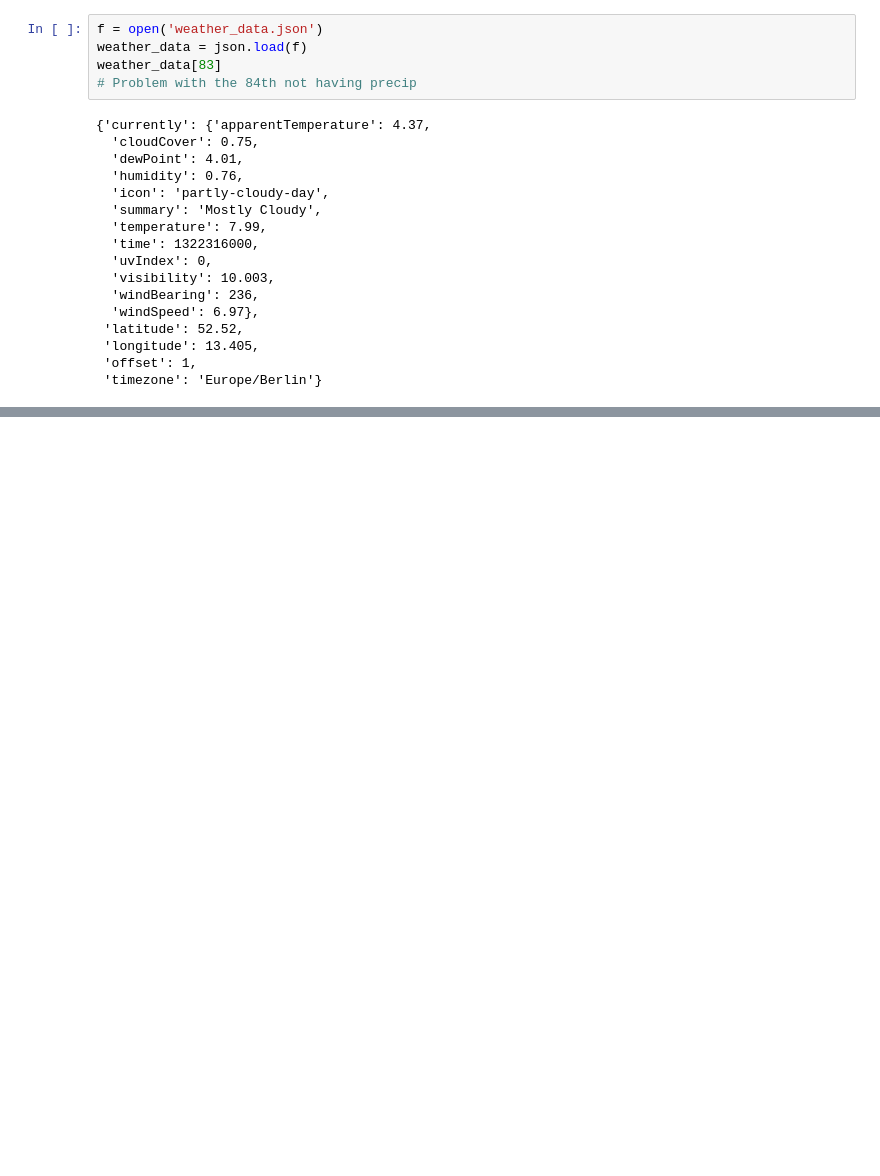
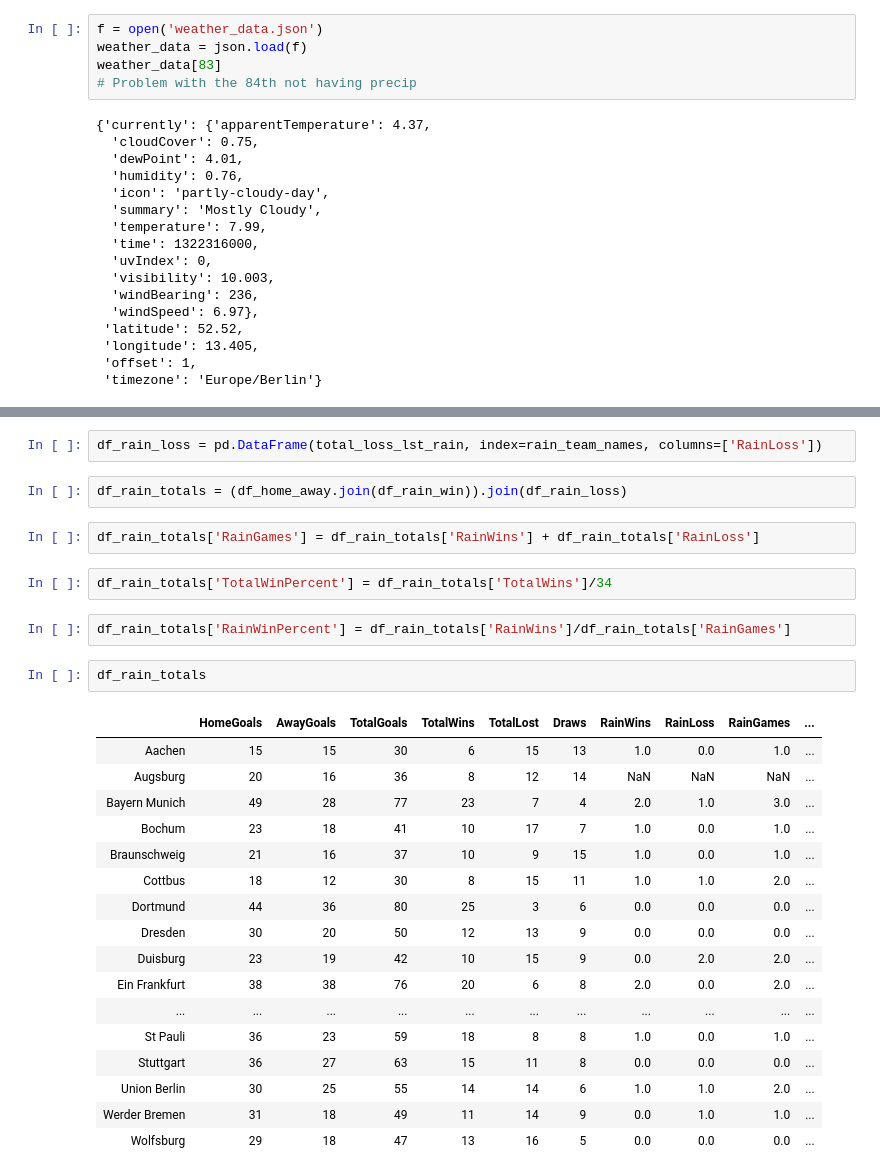
Before and after one commit to JoeSRead/london-ds-100719-M2-project-template, a Jupyter notebook: main.ipynb, the cells around one changed output, grey strips where cells are left out. Drawn from its saved outputs; the diff is of its cells as text; blank space fills up the shorter version.

Commit message:
Weather Data Stats

```diff
--- a/main.ipynb
+++ b/main.ipynb
@@ -294,0 +455,30 @@ weather_data
+# %%
+df_rain_loss = pd.DataFrame(total_loss_lst_rain, index=rain_team_names, columns=['RainLoss'])
+# %%
+df_rain_totals = (df_home_away.join(df_rain_win)).join(df_rain_loss)
+# %%
+df_rain_totals['RainGames'] = df_rain_totals['RainWins'] + df_rain_totals['RainLoss']
+# %%
+df_rain_totals['TotalWinPercent'] = df_rain_totals['TotalWins']/34
+# %%
+df_rain_totals['RainWinPercent'] = df_rain_totals['RainWins']/df_rain_totals['RainGames']
+# %%
+df_rain_totals
+# %% [output]
+|  | HomeGoals | AwayGoals | TotalGoals | TotalWins | TotalLost | Draws | RainWins | RainLoss | RainGames | ... |
+| Aachen | 15 | 15 | 30 | 6 | 15 | 13 | 1.0 | 0.0 | 1.0 | ... |
+| Augsburg | 20 | 16 | 36 | 8 | 12 | 14 | NaN | NaN | NaN | ... |
+| Bayern Munich | 49 | 28 | 77 | 23 | 7 | 4 | 2.0 | 1.0 | 3.0 | ... |
+| Bochum | 23 | 18 | 41 | 10 | 17 | 7 | 1.0 | 0.0 | 1.0 | ... |
+| Braunschweig | 21 | 16 | 37 | 10 | 9 | 15 | 1.0 | 0.0 | 1.0 | ... |
+| Cottbus | 18 | 12 | 30 | 8 | 15 | 11 | 1.0 | 1.0 | 2.0 | ... |
+| Dortmund | 44 | 36 | 80 | 25 | 3 | 6 | 0.0 | 0.0 | 0.0 | ... |
+| Dresden | 30 | 20 | 50 | 12 | 13 | 9 | 0.0 | 0.0 | 0.0 | ... |
+| Duisburg | 23 | 19 | 42 | 10 | 15 | 9 | 0.0 | 2.0 | 2.0 | ... |
+| Ein Frankfurt | 38 | 38 | 76 | 20 | 6 | 8 | 2.0 | 0.0 | 2.0 | ... |
+| ... | ... | ... | ... | ... | ... | ... | ... | ... | ... | ... |
+| St Pauli | 36 | 23 | 59 | 18 | 8 | 8 | 1.0 | 0.0 | 1.0 | ... |
+| Stuttgart | 36 | 27 | 63 | 15 | 11 | 8 | 0.0 | 0.0 | 0.0 | ... |
+| Union Berlin | 30 | 25 | 55 | 14 | 14 | 6 | 1.0 | 1.0 | 2.0 | ... |
+| Werder Bremen | 31 | 18 | 49 | 11 | 14 | 9 | 0.0 | 1.0 | 1.0 | ... |
+| Wolfsburg | 29 | 18 | 47 | 13 | 16 | 5 | 0.0 | 0.0 | 0.0 | ... |
```
Also changed, not shown: parts of 27 cells of this notebook, 1 other file.
